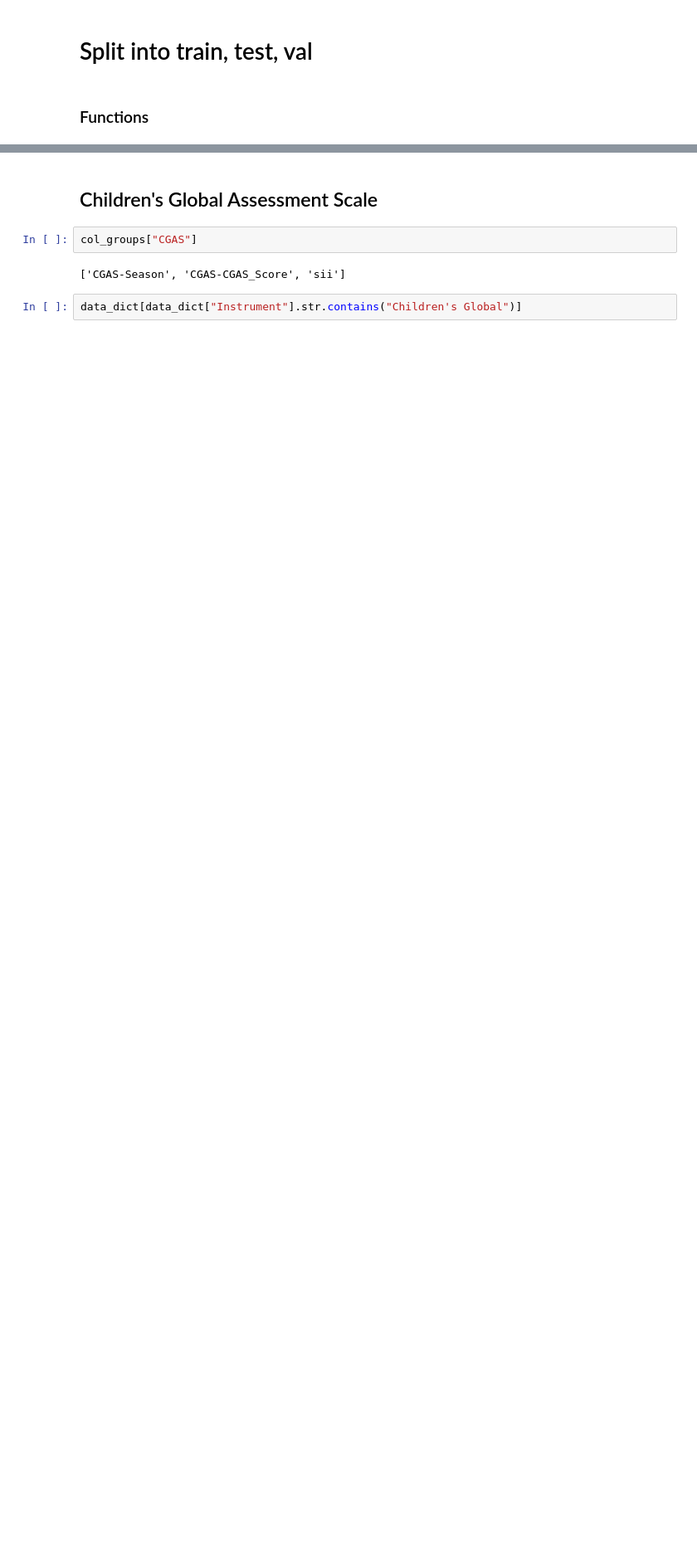
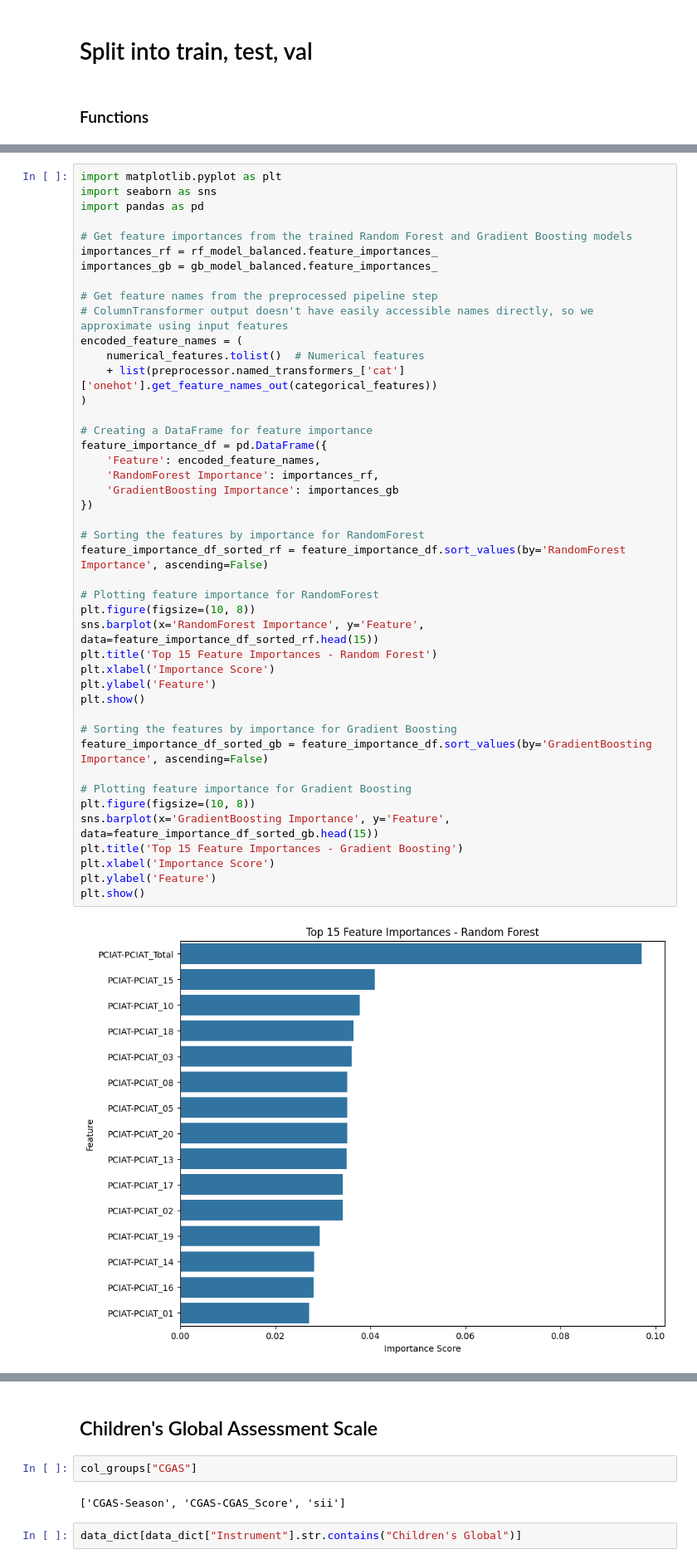
Before and after one commit to erica-landreth/datasci207_fa24_01_LMRSW, a Jupyter notebook: EDA/ALM_Models.ipynb, the cells around one changed output, grey strips where cells are left out. Shown at 83% size. Cells and saved outputs as stored; diff of their text form; blank space fills up the shorter version.

```diff
--- a/EDA/ALM_Models.ipynb
+++ b/EDA/ALM_Models.ipynb
@@ -229,0 +554,46 @@ def build_model(model = "multiclass", learning_rate = 0.01, X_train = X_train, y
+# %%
+import matplotlib.pyplot as plt
+import seaborn as sns
+import pandas as pd
+
+# Get feature importances from the trained Random Forest and Gradient Boosting models
+importances_rf = rf_model_balanced.feature_importances_
+importances_gb = gb_model_balanced.feature_importances_
+
+# Get feature names from the preprocessed pipeline step
+# ColumnTransformer output doesn't have easily accessible names directly, so we approximate using input features
+encoded_feature_names = (
+    numerical_features.tolist()  # Numerical features
+    + list(preprocessor.named_transformers_['cat']['onehot'].get_feature_names_out(categorical_features))
+)
+
+# Creating a DataFrame for feature importance
+feature_importance_df = pd.DataFrame({
+    'Feature': encoded_feature_names,
+    'RandomForest Importance': importances_rf,
+    'GradientBoosting Importance': importances_gb
+})
+
+# Sorting the features by importance for RandomForest
+feature_importance_df_sorted_rf = feature_importance_df.sort_values(by='RandomForest Importance', ascending=False)
+
+# Plotting feature importance for RandomForest
+plt.figure(figsize=(10, 8))
+sns.barplot(x='RandomForest Importance', y='Feature', data=feature_importance_df_sorted_rf.head(15))
+plt.title('Top 15 Feature Importances - Random Forest')
+plt.xlabel('Importance Score')
+plt.ylabel('Feature')
+plt.show()
+
+# Sorting the features by importance for Gradient Boosting
+feature_importance_df_sorted_gb = feature_importance_df.sort_values(by='GradientBoosting Importance', ascending=False)
+
+# Plotting feature importance for Gradient Boosting
+plt.figure(figsize=(10, 8))
+sns.barplot(x='GradientBoosting Importance', y='Feature', data=feature_importance_df_sorted_gb.head(15))
+plt.title('Top 15 Feature Importances - Gradient Boosting')
+plt.xlabel('Importance Score')
+plt.ylabel('Feature')
+plt.show()
+# %% [output]
+[figure, added]
```
Also changed, not shown: parts of 94 cells of this notebook.
